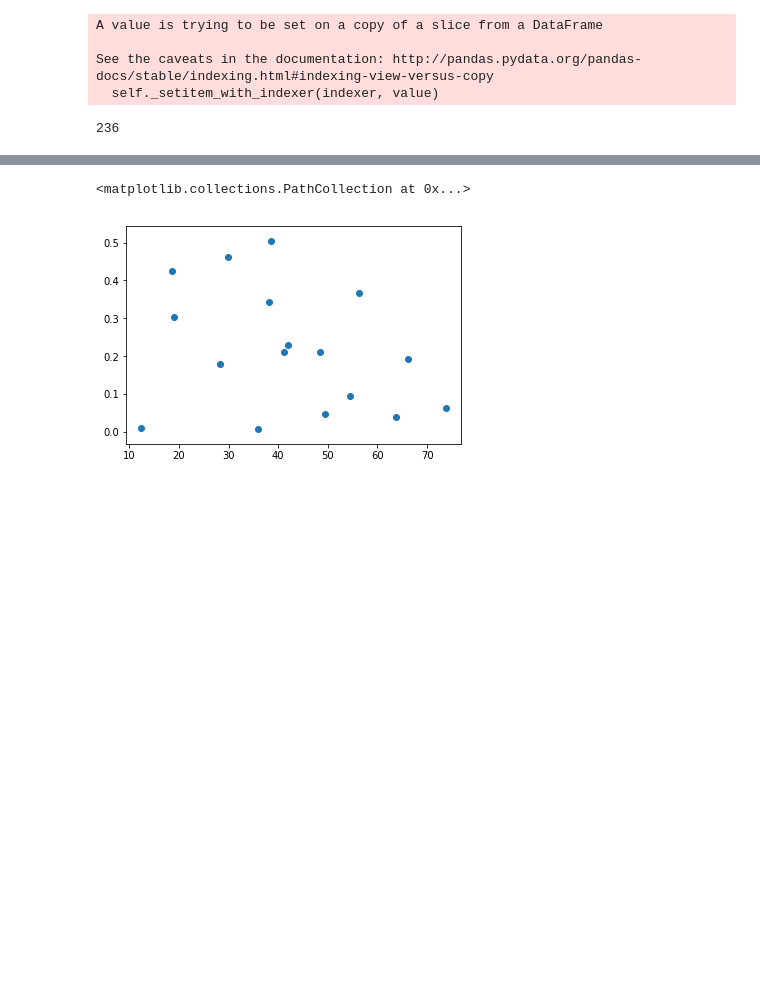
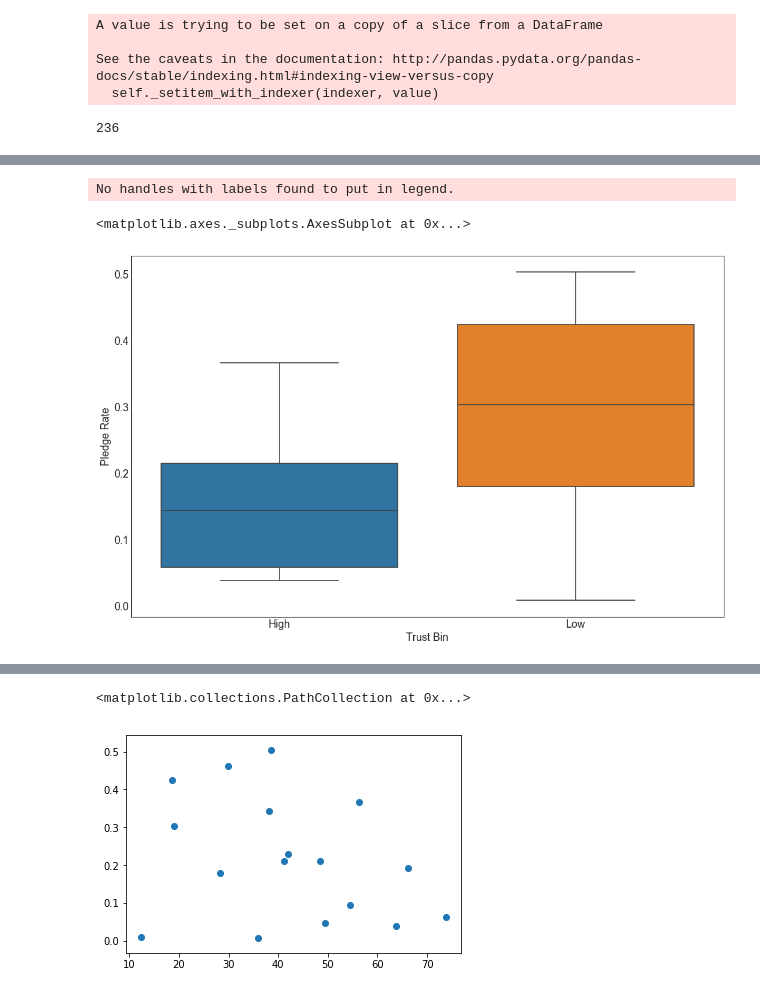
Before and after one commit to powergascan/mod3-hypothesis-testing, a Jupyter notebook: hypothesis_testing.ipynb, the cells around one changed output, grey strips where cells are left out. Drawn from its saved outputs; the diff is of its cells as text; code cells hidden in the pictures; blank space fills up the shorter version.

Commit message:
add visualization: boxplot

```diff
--- a/hypothesis_testing.ipynb
+++ b/hypothesis_testing.ipynb
@@ -63,0 +84,7 @@ with an effect size, cohen's d, of -0.76 and power of 0.77.
+# %%
+import visualizations as vz
+vz.visualization_one(input_var='Trust Bin', target_var='Pledge Rate', dataset=trust_and_country_pledge_rate, output_image_name='firstone')
+# %% [output]
+No handles with labels found to put in legend.
+<matplotlib.axes._subplots.AxesSubplot at 0x...>
+[figure, added]
```
Also changed, not shown: parts of 4 cells of this notebook, 3 other files.
